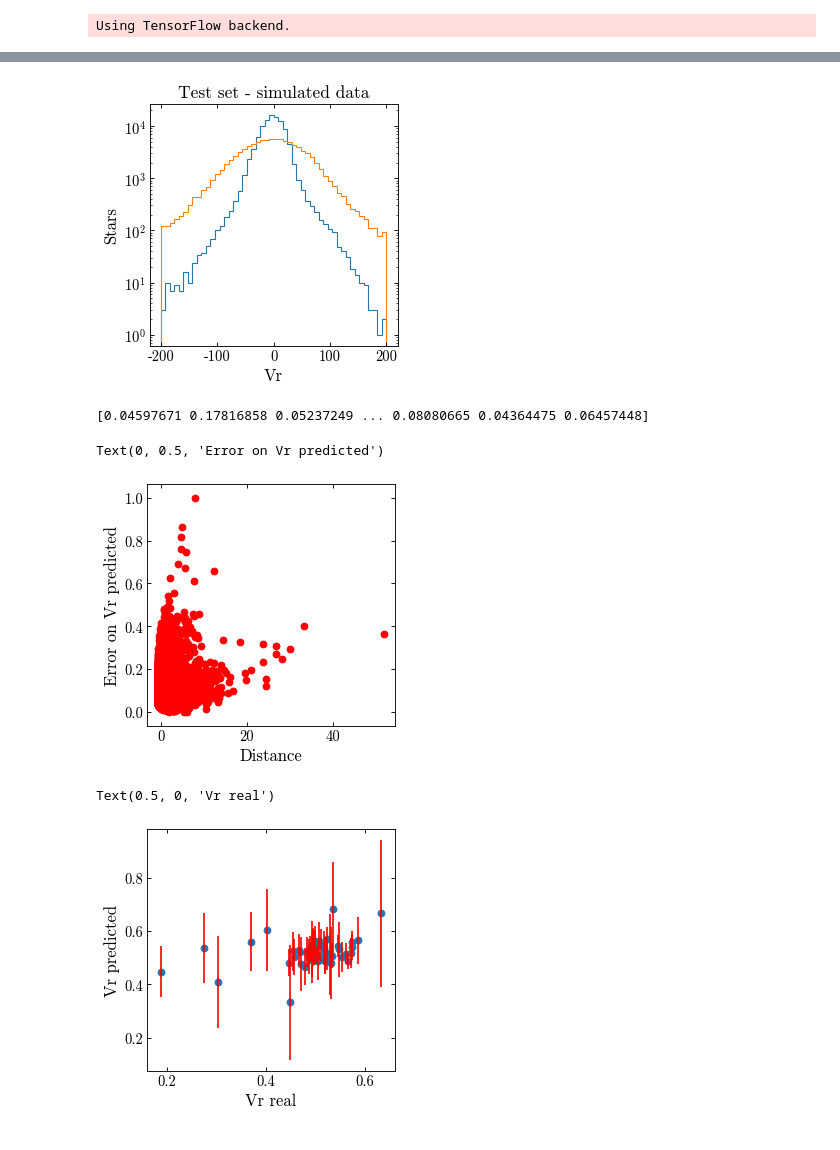
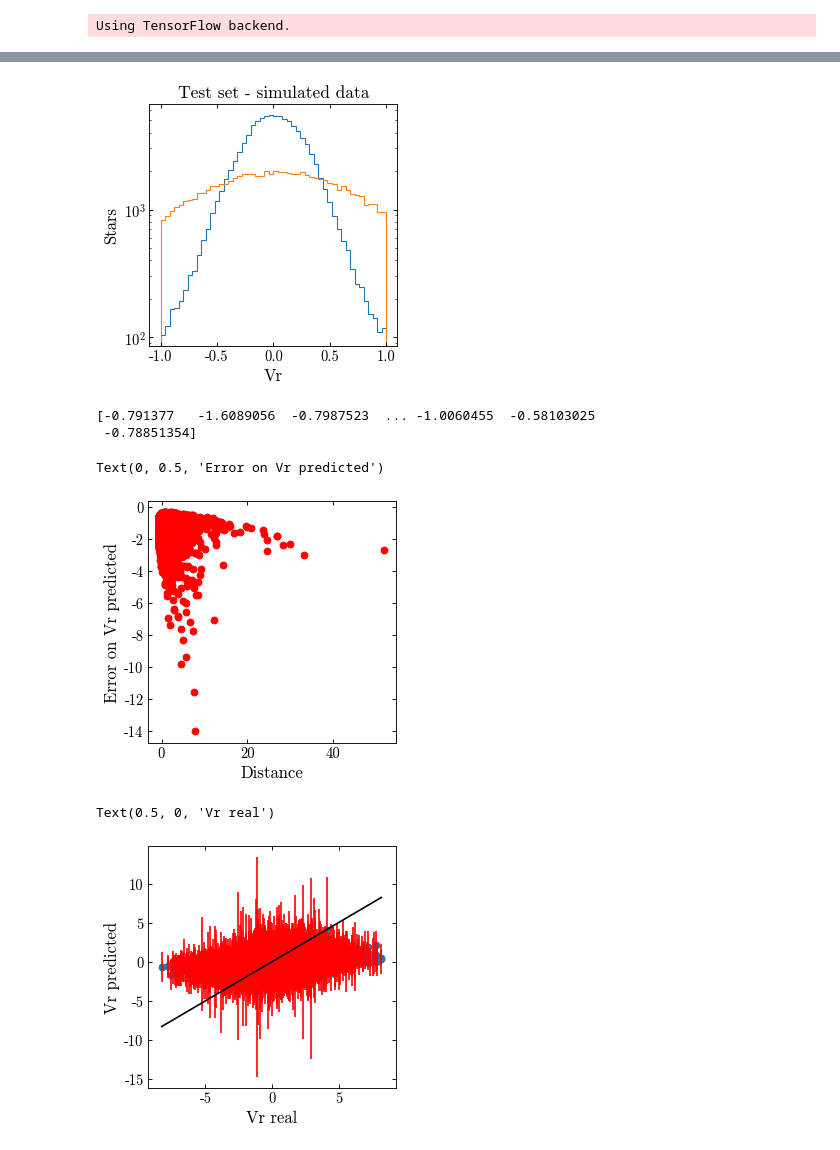
Before and after one commit to adropulic/datax_gaia, a Jupyter notebook: RVTrial2.ipynb, the cells around one changed output, grey strips where cells are left out. Cells and saved outputs as stored; diff of their text form; code cells hidden in the pictures.

Commit message:
editing error bars r Please enter the commit message for your changes. Lines starting

```diff
--- a/RVTrial2.ipynb
+++ b/RVTrial2.ipynb
@@ -59,6 +60,7 @@ use_cols = ['l', 'b','parallax','pmra','pmdec']
 # Make the design matrix
 X = data[use_cols].values
 Y = (data['radial_velocity']).values
+Y = (Y - np.mean(Y))/(np.std(Y))
 # %%
 X_train, X_test, y_train, y_test = train_test_split(X[1:500000], Y[1:500000],
                                                     test_size = 0.2,
@@ -225,19 +239,19 @@ plt.show()
 # predict the scores for the test set, then histogram them based on the real labels
 test_preds = MyModel.predict(X_test)
 # %%
-plt.hist(test_preds[:,0], bins=50, range=(-200,200), histtype='step')
-plt.hist(y_test, bins=50, range=(-200,200), histtype='step')
+plt.hist(test_preds[:,0], bins=50, range=(-1,1), histtype='step')
+plt.hist(y_test, bins=50, range=(-1,1), histtype='step')
 plt.xlabel('Vr')
 plt.ylabel('Stars')
 plt.title('Test set - simulated data')
 plt.yscale('log')
 plt.show()
 # %% [output]
-[figure, old version]
+[figure, new version]
 # %%
-test_preds[:,0] = (test_preds[:,0] - np.min(test_preds[:,0]))/(np.max(test_preds[:,0])- np.min(test_preds[:,0]))
-test_preds[:,1] = (test_preds[:,1] - np.min(test_preds[:,1]))/(np.max(test_preds[:,1])- np.min(test_preds[:,1]))
-y_test = (y_test - np.min(y_test))/(np.max(y_test)- np.min(y_test))
+#test_preds[:,0] = (test_preds[:,0] - np.min(test_preds[:,0]))/(np.max(test_preds[:,0])- np.min(test_preds[:,0]))
+#test_preds[:,1] = (test_preds[:,1] - np.min(test_preds[:,1]))/(np.max(test_preds[:,1])- np.min(test_preds[:,1]))
+#y_test = (y_test - np.min(y_test))/(np.max(y_test)- np.min(y_test))
 #manually normalizing output
 print(test_preds[:,1])
 plt.scatter(X_test[:,2], test_preds[:,1], color = 'red')
@@ -245,14 +259,18 @@ plt.scatter(X_test[:,2], test_preds[:,1], color = 'red')
 plt.xlabel('Distance')
 plt.ylabel('Error on Vr predicted')
 # %% [output]
-[0.04597671 0.17816858 0.05237249 ... 0.08080665 0.04364475 0.06457448]
+[-0.791377   -1.6089056  -0.7987523  ... -1.0060455  -0.58103025
+ -0.78851354]
 Text(0, 0.5, 'Error on Vr predicted')
-[figure, old version]
+[figure, new version]
 # %%
-plt.errorbar(y_test[1:50], test_preds[1:50,0], yerr = test_preds[1:50,1], color = 'red',ls='none')
-plt.scatter(y_test[1:50], test_preds[1:50,0])
+plt.errorbar(y_test, test_preds[:,0], yerr = test_preds[:,1], color = 'red',ls='none')
+plt.scatter(y_test, test_preds[:,0])
+x = np.linspace(np.min(y_test),np.max(y_test),100)
+y = x
+plt.plot(x,y,'k-')
 plt.ylabel('Vr predicted')
 plt.xlabel('Vr real')
 # %% [output]
 Text(0.5, 0, 'Vr real')
-[figure, old version]
+[figure, new version]
```
Also changed, not shown: parts of 5 cells of this notebook.
